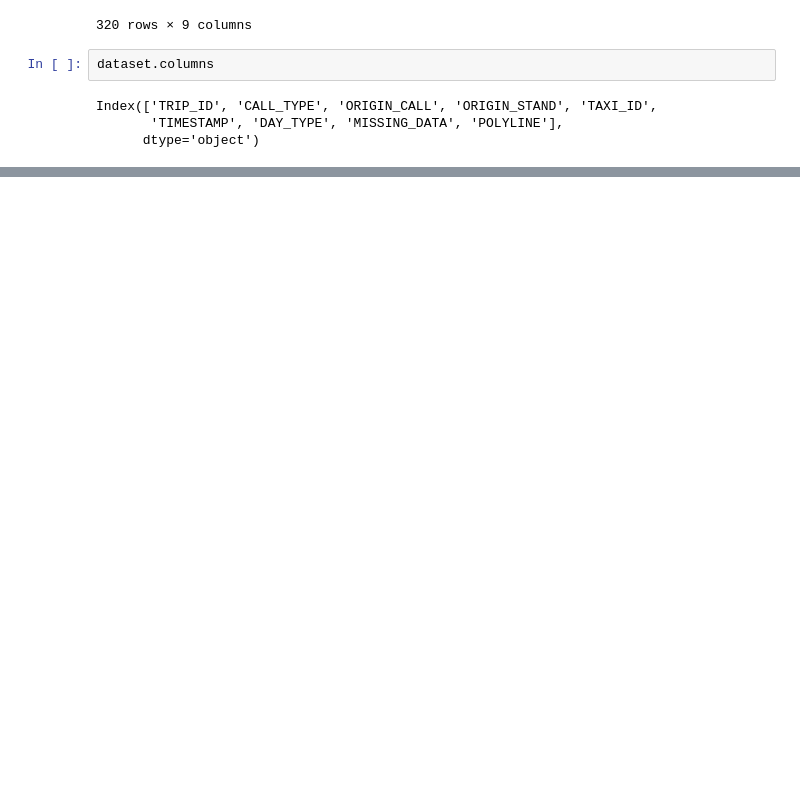
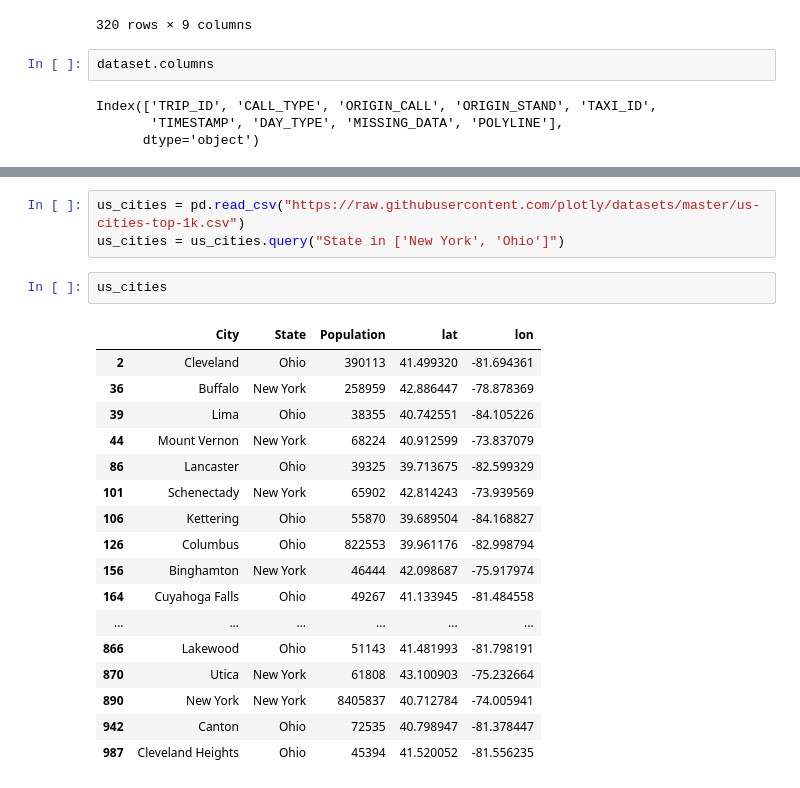
Before and after one commit to kajasl/ideal-journey, a Jupyter notebook: Explore data.ipynb, the cells around one changed output, grey strips where cells are left out. Cells and saved outputs as stored; diff of their text form; blank space fills up the shorter version.

```diff
--- a/Explore data.ipynb
+++ b/Explore data.ipynb
@@ -55,3 +87,26 @@ fig.update_layout(mapbox_style="stamen-terrain", mapbox_zoom=4, mapbox_center_la
 fig.show()
 # %% [output]
 [interactive output not drawn]
+# %%
+us_cities = pd.read_csv("https://raw.githubusercontent.com/plotly/datasets/master/us-cities-top-1k.csv")
+us_cities = us_cities.query("State in ['New York', 'Ohio']")
+# %%
+us_cities
+# %% [output]
+|  | City | State | Population | lat | lon |
+| 2 | Cleveland | Ohio | 390113 | 41.499320 | -81.694361 |
+| 36 | Buffalo | New York | 258959 | 42.886447 | -78.878369 |
+| 39 | Lima | Ohio | 38355 | 40.742551 | -84.105226 |
+| 44 | Mount Vernon | New York | 68224 | 40.912599 | -73.837079 |
+| 86 | Lancaster | Ohio | 39325 | 39.713675 | -82.599329 |
+| 101 | Schenectady | New York | 65902 | 42.814243 | -73.939569 |
+| 106 | Kettering | Ohio | 55870 | 39.689504 | -84.168827 |
+| 126 | Columbus | Ohio | 822553 | 39.961176 | -82.998794 |
+| 156 | Binghamton | New York | 46444 | 42.098687 | -75.917974 |
+| 164 | Cuyahoga Falls | Ohio | 49267 | 41.133945 | -81.484558 |
+| ... | ... | ... | ... | ... | ... |
+| 866 | Lakewood | Ohio | 51143 | 41.481993 | -81.798191 |
+| 870 | Utica | New York | 61808 | 43.100903 | -75.232664 |
+| 890 | New York | New York | 8405837 | 40.712784 | -74.005941 |
+| 942 | Canton | Ohio | 72535 | 40.798947 | -81.378447 |
+| 987 | Cleveland Heights | Ohio | 45394 | 41.520052 | -81.556235 |
```
Also changed, not shown: parts of 3 cells of this notebook.
